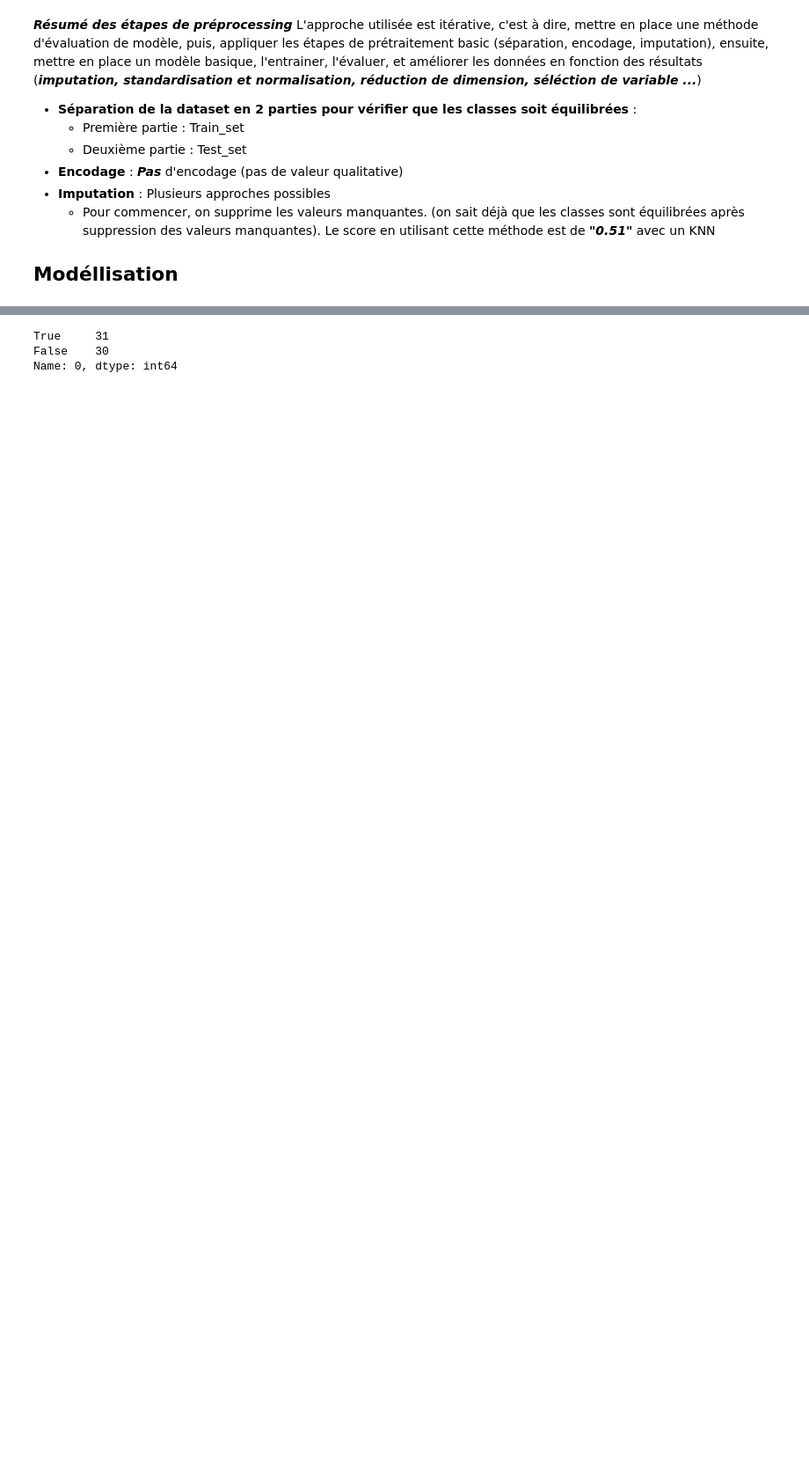
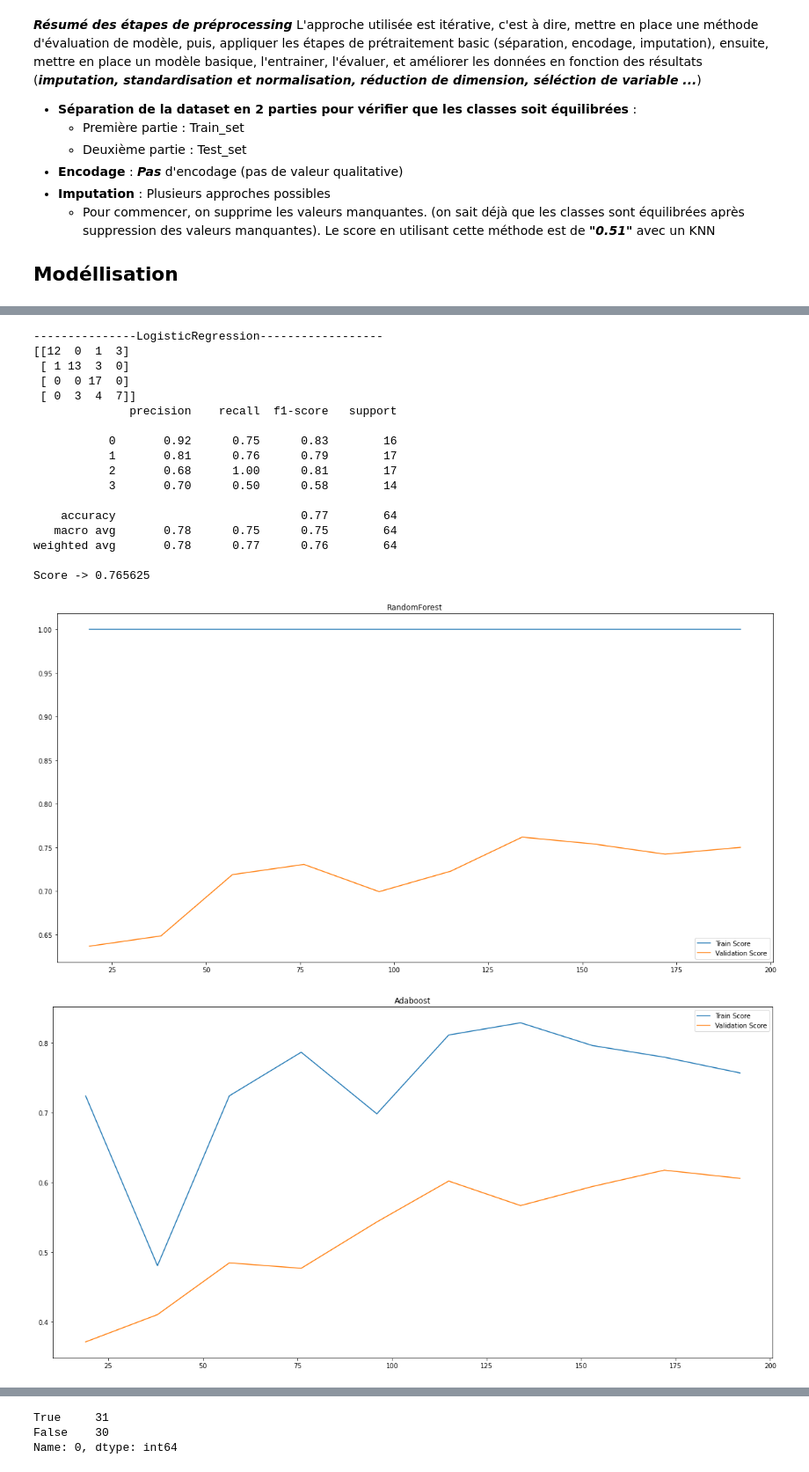
Before and after one commit to kamelhouchat/machine_learning_td, a Jupyter notebook: TD.ipynb, the cells around one changed output, grey strips where cells are left out. Shown at 88% size. Saved outputs shown, nothing was run; the diff lists cells and outputs as text; code cells hidden in the pictures; blank space fills up the shorter version.

```diff
--- a/TD.ipynb
+++ b/TD.ipynb
@@ -357,12 +357,12 @@ from sklearn.impute import KNNImputer
 from sklearn.decomposition import PCA
 
 imputer = KNNImputer(n_neighbors=4)
-X_train = imputer.fit_transform(X_train)
+imputer.fit(X_train)
 
-pca = PCA(n_components=20)
-pca.fit(X_train)
+# pca = PCA(n_components=20)
+# pca.fit(X_train)
 
-plt.plot(np.cumsum(pca.explained_variance_ratio_))
+# plt.plot(np.cumsum(pca.explained_variance_ratio_))
 
-X_train = preprocessing(X_train, imputer, pca)
-X_test = preprocessing(X_test, imputer, pca)
+X_train = preprocessing(X_train, imputer)#, pca)
+X_test = preprocessing(X_test, imputer)#, pca)
@@ -388,16 +386,34 @@ from sklearn.neighbors import KNeighborsClassifier
 from sklearn.impute import KNNImputer
 from sklearn.pipeline import make_pipeline
 from sklearn.model_selection import GridSearchCV
-from sklearn.ensemble import RandomForestClassifier
+from sklearn.ensemble import RandomForestClassifier, AdaBoostClassifier
 from sklearn.tree import DecisionTreeClassifier
 from sklearn.feature_selection import SelectKBest, f_classif
-from sklearn.preprocessing import PolynomialFeatures
+from sklearn.preprocessing import StandardScaler, PolynomialFeatures
+from sklearn.svm import SVC
+from sklearn.linear_model import LogisticRegression
 
 # model_algo = make_pipeline(KNNImputer(), KNeighborsClassifier())
 # model = make_pipeline(KNNImputer(n_neighbors=4), KNeighborsClassifier(n_neighbors=9))
 
-model = make_pipeline(#SelectKBest(f_classif, k=30),
-                      RandomForestClassifier(random_state=1))
+# model = make_pipeline(SelectKBest(f_classif, k=30),
+#                       RandomForestClassifier(random_state=1))
+
+preprocessor = make_pipeline(SelectKBest(f_classif, k=30))
+
+RandomForest = make_pipeline(preprocessor, RandomForestClassifier(random_state=1))
+Adaboost = make_pipeline(preprocessor, AdaBoostClassifier(random_state=0))
+SVM = make_pipeline(preprocessor, StandardScaler(), SVC(random_state=0))
+KNN = make_pipeline(preprocessor, KNeighborsClassifier())
+LogisticRegression = make_pipeline(preprocessor, StandardScaler(), LogisticRegression())
+
+models_list = {
+    'RandomForest': RandomForest,
+    'Adaboost': Adaboost,
+    'SVM': SVM,
+    'KNN': KNN,
+    'LogisticRegression': LogisticRegression
+}
 
 # params = {
 #     'knnimputer__n_neighbors': [1, 2, 3, 4, 5, 6],
@@ -411,7 +427,7 @@ model = make_pipeline(#SelectKBest(f_classif, k=30),
 from sklearn.metrics import f1_score, classification_report, confusion_matrix, plot_confusion_matrix
 from sklearn.model_selection import learning_curve
 
-def evaluation(model):
+def evaluation(model, name):
 
     model.fit(X_train, y_train)
     # print(model.best_params_)
@@ -427,6 +443,7 @@ def evaluation(model):
                                                train_sizes=np.linspace(0.1, 1, 10))
 
     plt.figure(figsize=(20, 10))
+    plt.title(name)
     plt.plot(N, train_score.mean(axis=1), label='Train Score')
     plt.plot(N, val_score.mean(axis=1), label='Validation Score')
     plt.legend()
@@ -452,0 +450,5 @@ Score -> 0.640625
+# %%
+for name, model in models_list.items():
+    print(f'---------------{name}------------------')
+    evaluation(model, name)
+# %% [output]
@@ -452,0 +523,19 @@ Score -> 0.640625
+---------------LogisticRegression------------------
+[[12  0  1  3]
+ [ 1 13  3  0]
+ [ 0  0 17  0]
+ [ 0  3  4  7]]
+              precision    recall  f1-score   support
+
+           0       0.92      0.75      0.83        16
+           1       0.81      0.76      0.79        17
+           2       0.68      1.00      0.81        17
+           3       0.70      0.50      0.58        14
+
+    accuracy                           0.77        64
+   macro avg       0.78      0.75      0.75        64
+weighted avg       0.78      0.77      0.76        64
+
+Score -> 0.765625
+[figure, added]
+[figure, added]
```
Also changed, not shown: parts of 7 cells of this notebook.
